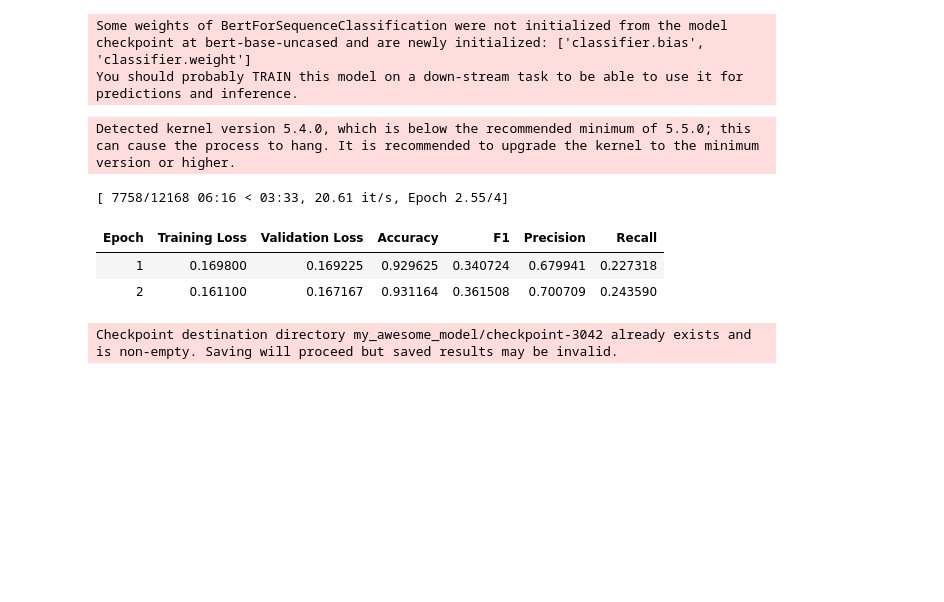
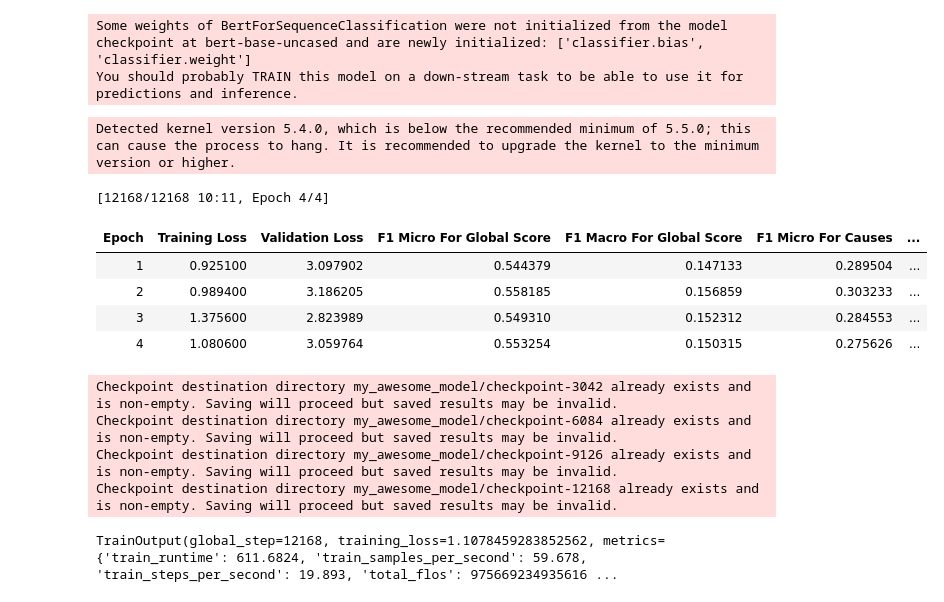
Before and after one commit to SangGank/LEVEL3, a Jupyter notebook: front_model.ipynb, the cells around one changed output. Saved outputs shown, nothing was run; the diff lists cells and outputs as text; code cells hidden in the pictures; blank space fills up the shorter version.

```diff
--- a/front_model.ipynb
+++ b/front_model.ipynb
@@ -88,35 +152,71 @@ def compute_metrics(eval_pred):
 # %%
 data_collator = DataCollatorWithPadding(tokenizer=tokenizer)
+# %%
+class MultiTaskClassificationTrainer(Trainer):
+    def __init__(self, group_weights=None, **kwargs):
+        super().__init__(**kwargs)
+        self.group_weights = group_weights
+
+    def compute_loss(self, model, inputs, return_outputs=False):
+        labels = inputs.pop("labels")
+        outputs = model(**inputs)
+        logits = outputs[0]
+
+        global_score_loss = torch.nn.functional.cross_entropy(logits[:, GLOBAL_SCORE_INDICES], labels[:, GLOBAL_SCORE_INDICES])
+        cause_loss = torch.nn.functional.binary_cross_entropy_with_logits(logits[:, CAUSE_INDICES], labels[:, CAUSE_INDICES])
+
+        loss = self.group_weights[0] * global_score_loss +self.group_weights[1] * cause_loss
+        return (loss, outputs) if return_outputs else loss
 # %%
 training_args = TrainingArguments(
 
    output_dir="my_awesome_model",
    learning_rate=2e-5,
    per_device_train_batch_size=3,
    per_device_eval_batch_size=3,
    num_train_epochs=4,
    weight_decay=0.01,
    evaluation_strategy="epoch",
    save_strategy="epoch",
    load_best_model_at_end=True,
 )
 
-trainer = Trainer(
+# trainer = Trainer(
+
+#    model=model,
+#    args=training_args,
+#    train_dataset=dataset_train,
+#    eval_dataset=dataset_valid,
+#    tokenizer=tokenizer,
+#    data_collator=data_collator,
+#    compute_metrics=compute_metrics,
+# )
+
+trainer = MultiTaskClassificationTrainer(
 
    model=model,
    args=training_args,
    train_dataset=dataset_train,
    eval_dataset=dataset_valid,
    tokenizer=tokenizer,
    data_collator=data_collator,
    compute_metrics=compute_metrics,
+   group_weights=(0.7, 4)
 )
 
+
+
 trainer.train()
 # %% [output]
 Detected kernel version 5.4.0, which is below the recommended minimum of 5.5.0; this can cause the process to hang. It is recommended to upgrade the kernel to the minimum version or higher.
-[ 7758/12168 06:16 < 03:33, 20.61 it/s, Epoch 2.55/4]
+[12168/12168 10:11, Epoch 4/4]
-| Epoch | Training Loss | Validation Loss | Accuracy | F1 | Precision | Recall |
-| 1 | 0.169800 | 0.169225 | 0.929625 | 0.340724 | 0.679941 | 0.227318 |
-| 2 | 0.161100 | 0.167167 | 0.931164 | 0.361508 | 0.700709 | 0.243590 |
+| Epoch | Training Loss | Validation Loss | F1 Micro For Global Score | F1 Macro For Global Score | F1 Micro For Causes | ... |
+| 1 | 0.925100 | 3.097902 | 0.544379 | 0.147133 | 0.289504 | ... |
+| 2 | 0.989400 | 3.186205 | 0.558185 | 0.156859 | 0.303233 | ... |
+| 3 | 1.375600 | 2.823989 | 0.549310 | 0.152312 | 0.284553 | ... |
+| 4 | 1.080600 | 3.059764 | 0.553254 | 0.150315 | 0.275626 | ... |
 Checkpoint destination directory my_awesome_model/checkpoint-3042 already exists and is non-empty. Saving will proceed but saved results may be invalid.
+Checkpoint destination directory my_awesome_model/checkpoint-6084 already exists and is non-empty. Saving will proceed but saved results may be invalid.
+Checkpoint destination directory my_awesome_model/checkpoint-9126 already exists and is non-empty. Saving will proceed but saved results may be invalid.
+Checkpoint destination directory my_awesome_model/checkpoint-12168 already exists and is non-empty. Saving will proceed but saved results may be invalid.
+TrainOutput(global_step=12168, training_loss=1.1078459283852562, metrics={'train_runtime': 611.6824, 'train_samples_per_second': 59.678, 'train_steps_per_second': 19.893, 'total_flos': 975669234935616 ...
```
Also changed, not shown: parts of 6 cells of this notebook, 2 other files.
